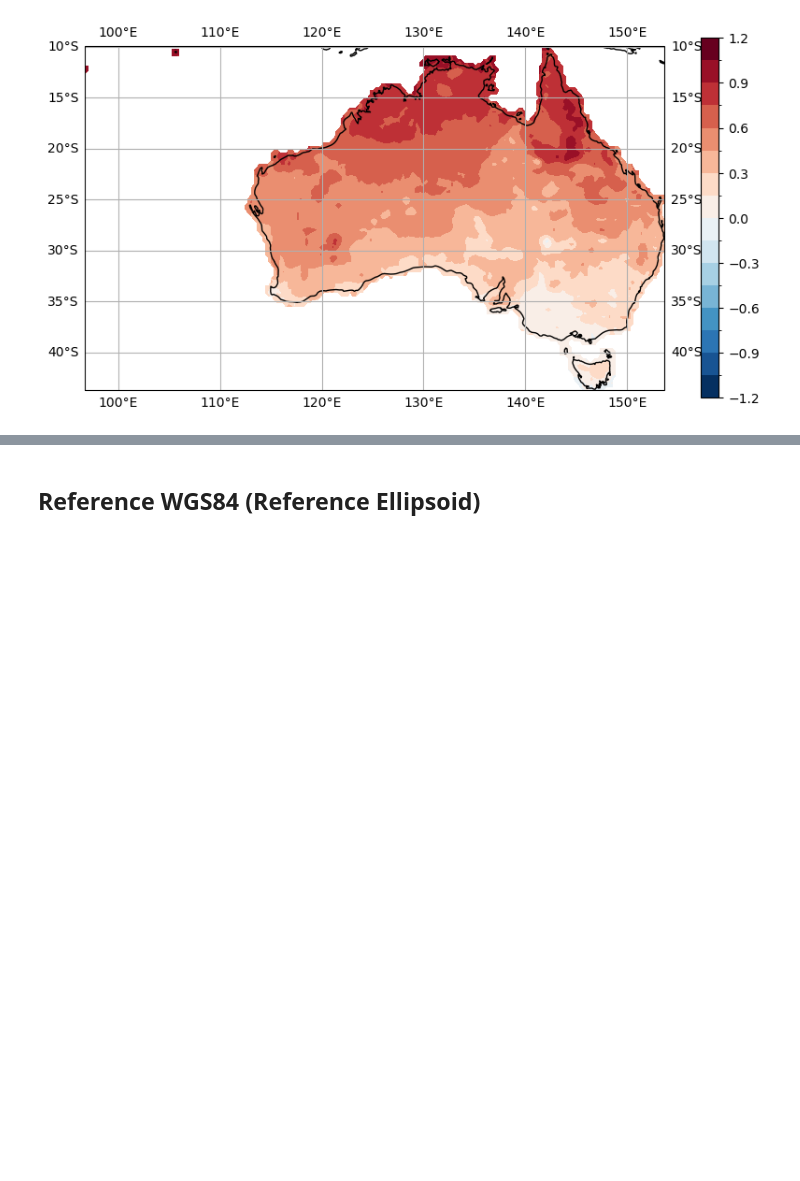
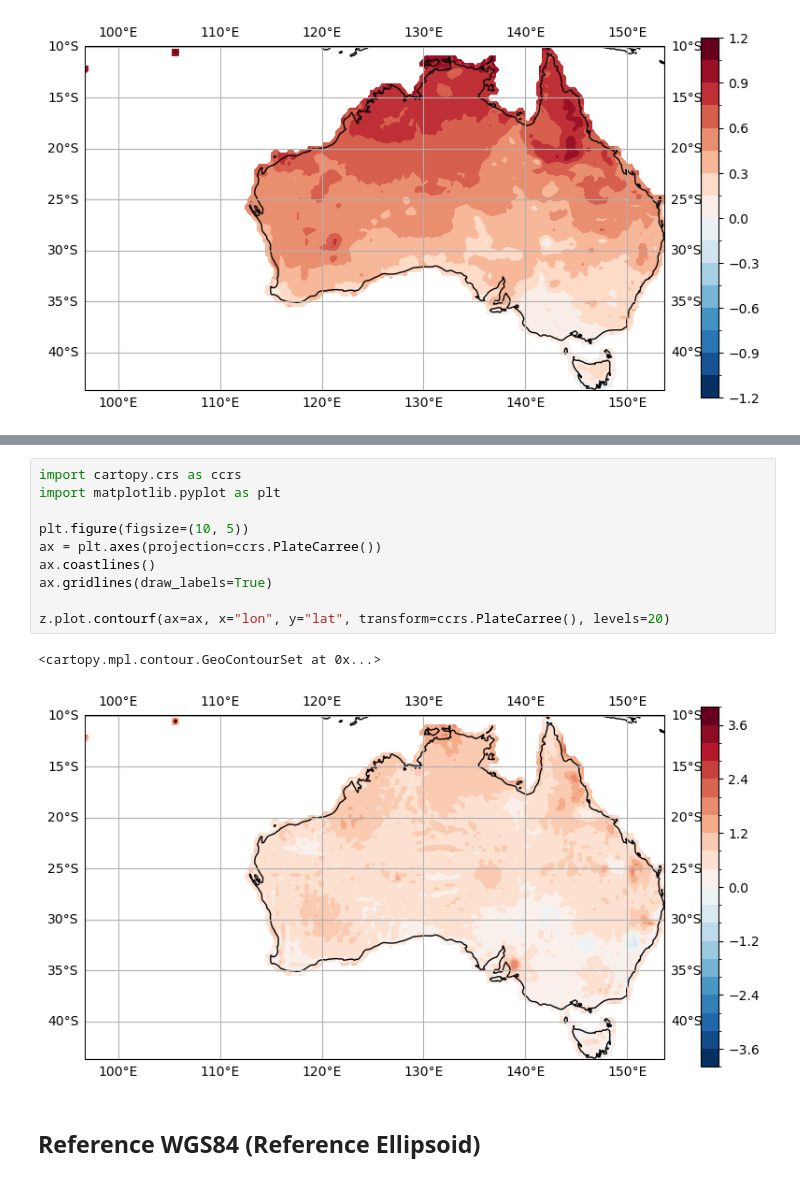
Before and after one commit to larsbuntemeyer/notebooks, a Jupyter notebook: pyproj-vdatum-transform.ipynb, the cells around one changed output, grey strips where cells are left out. Cells and saved outputs as stored; diff of their text form; blank space fills up the shorter version.

```diff
--- a/pyproj-vdatum-transform.ipynb
+++ b/pyproj-vdatum-transform.ipynb
@@ -87,3 +103,16 @@ z.plot.contourf(ax=ax, x="lon", y="lat", transform=ccrs.PlateCarree(), levels=20
+# %%
+import cartopy.crs as ccrs
+import matplotlib.pyplot as plt
+
+plt.figure(figsize=(10, 5))
+ax = plt.axes(projection=ccrs.PlateCarree())
+ax.coastlines()
+ax.gridlines(draw_labels=True)
+
+z.plot.contourf(ax=ax, x="lon", y="lat", transform=ccrs.PlateCarree(), levels=20)
+# %% [output]
+<cartopy.mpl.contour.GeoContourSet at 0x...>
+[figure, added]
 # %% [markdown]
 ## Reference WGS84 (Reference Ellipsoid)
 # %% [markdown]
```
Also changed, not shown: parts of 4 cells of this notebook.
